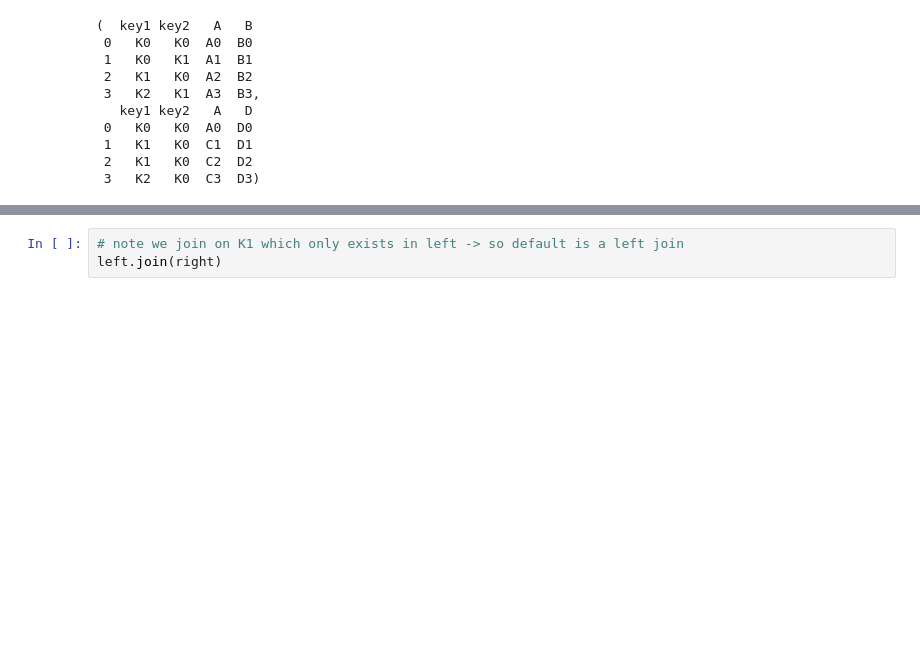
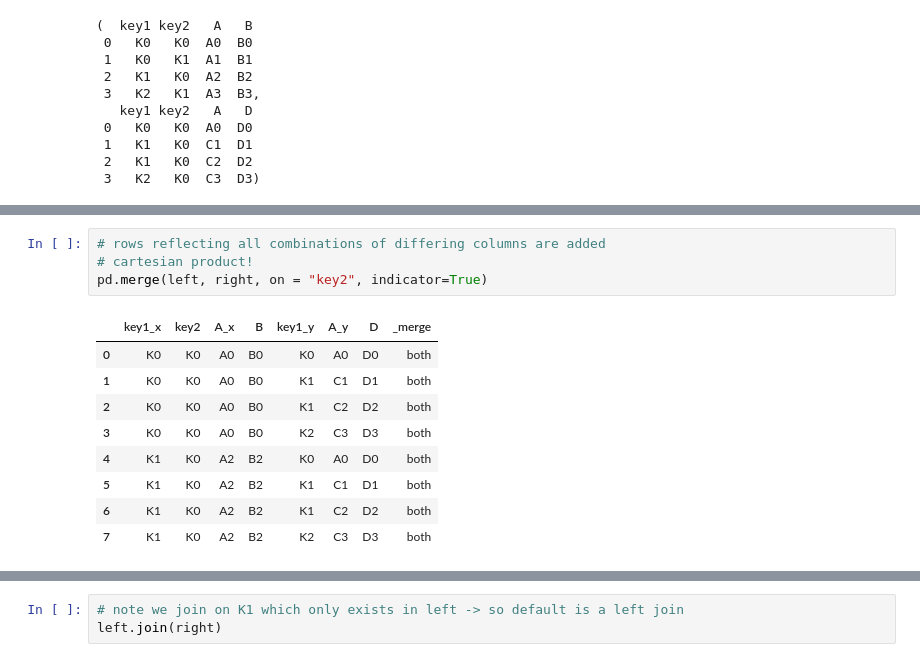
Before and after one commit to jvesand/data-processing-johan-sandberg, a Jupyter notebook: Code-alongs/L3_merging.ipynb, the cells around one changed output, grey strips where cells are left out. Saved outputs shown, nothing was run; the diff lists cells and outputs as text; blank space fills up the shorter version.

```diff
--- a/Code-alongs/L3_merging.ipynb
+++ b/Code-alongs/L3_merging.ipynb
@@ -242,0 +293,14 @@ left.merge(right, on = ["key1", "key2"], indicator=True)
+# %%
+# rows reflecting all combinations of differing columns are added
+# cartesian product!
+pd.merge(left, right, on = "key2", indicator=True)
+# %% [output]
+|  | key1_x | key2 | A_x | B | key1_y | A_y | D | _merge |
+| 0 | K0 | K0 | A0 | B0 | K0 | A0 | D0 | both |
+| 1 | K0 | K0 | A0 | B0 | K1 | C1 | D1 | both |
+| 2 | K0 | K0 | A0 | B0 | K1 | C2 | D2 | both |
+| 3 | K0 | K0 | A0 | B0 | K2 | C3 | D3 | both |
+| 4 | K1 | K0 | A2 | B2 | K0 | A0 | D0 | both |
+| 5 | K1 | K0 | A2 | B2 | K1 | C1 | D1 | both |
+| 6 | K1 | K0 | A2 | B2 | K1 | C2 | D2 | both |
+| 7 | K1 | K0 | A2 | B2 | K2 | C3 | D3 | both |
```
Also changed, not shown: parts of 26 cells of this notebook, 3 other files.
